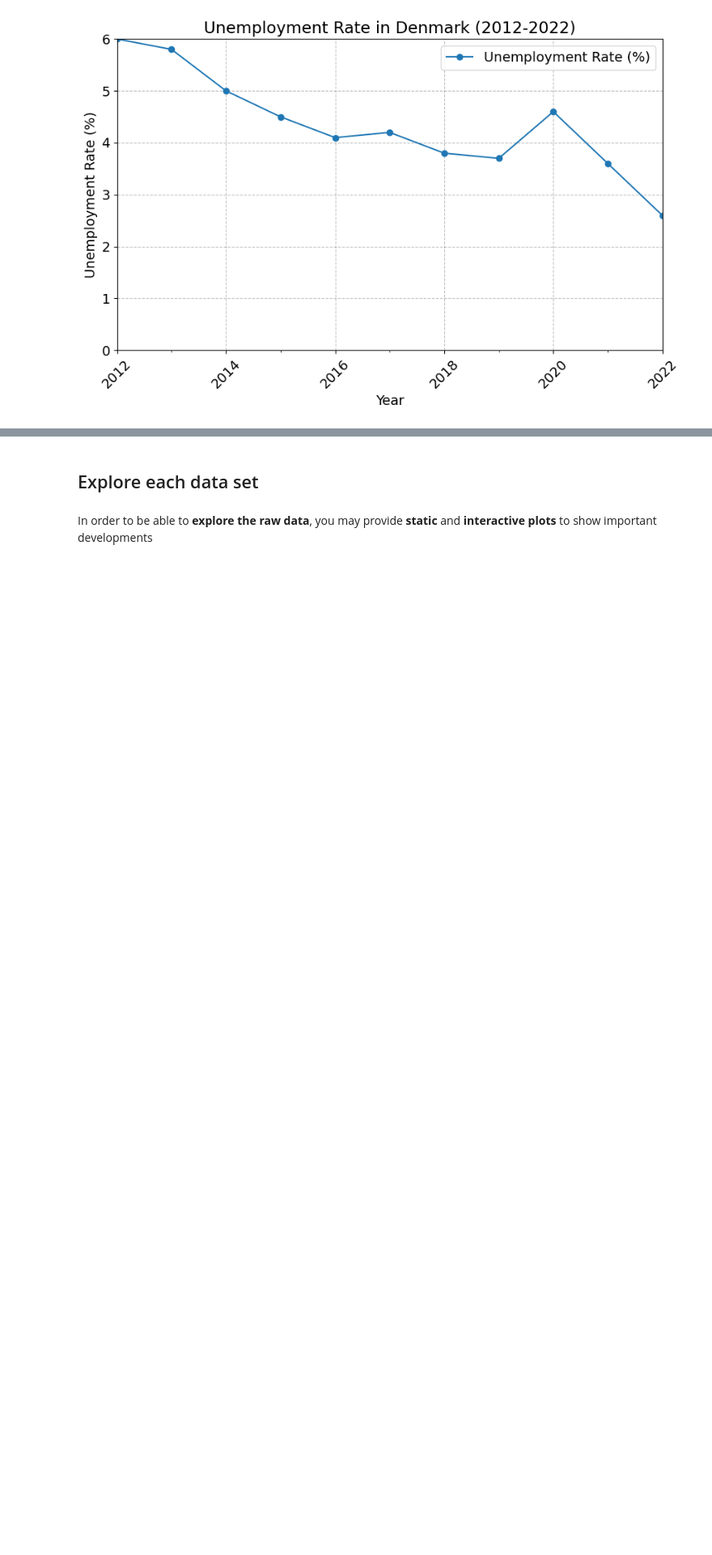
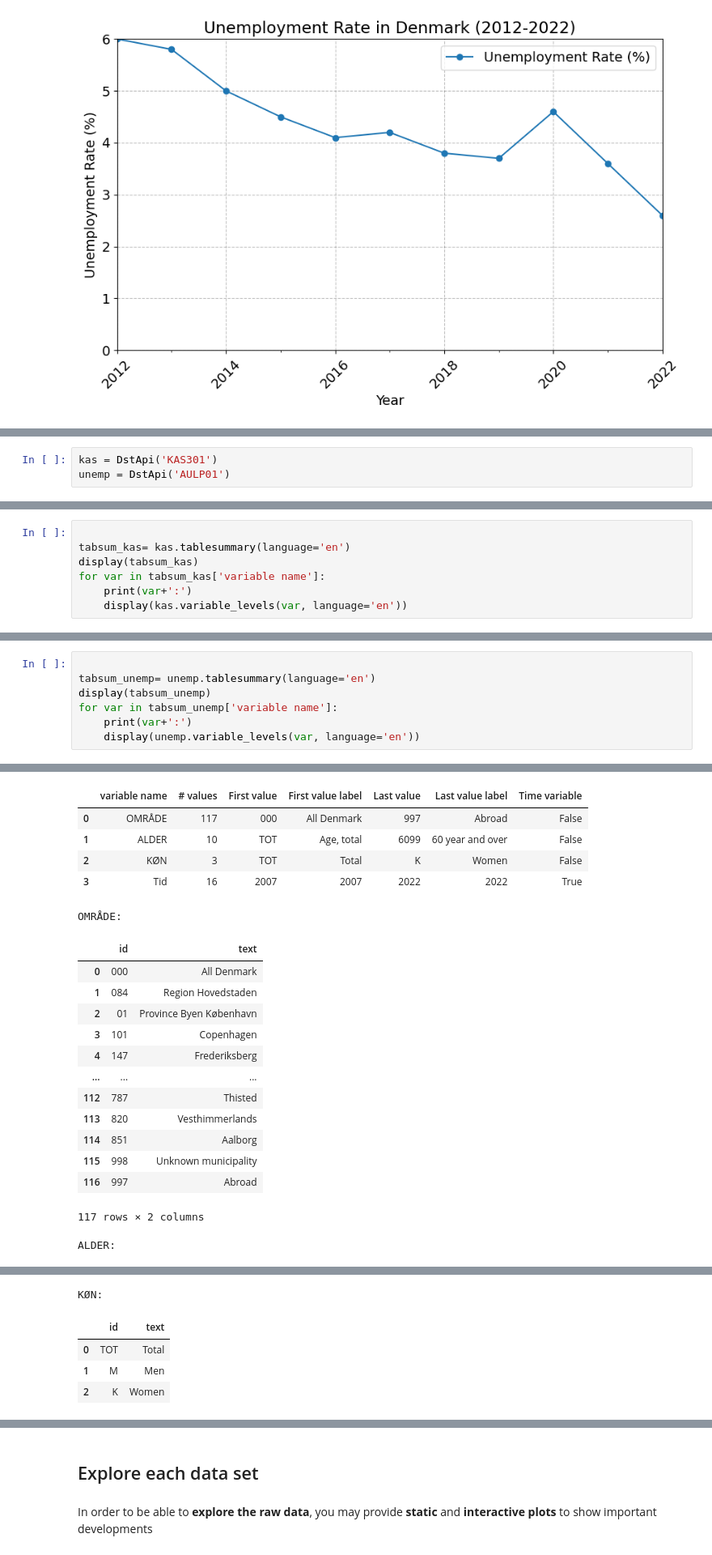
Before and after one commit to NumEconCopenhagen/projects-2024-sulaiman-phil-og-rabiah, a Jupyter notebook: dataproject/dataproject.ipynb, the cells around one changed output, grey strips where cells are left out. Shown: that part at 81% size. Cells and saved outputs as stored; diff of their text form; blank space fills up the shorter version.

```diff
--- a/dataproject/dataproject.ipynb
+++ b/dataproject/dataproject.ipynb
@@ -569,0 +575,3 @@ plt.show()
+# %%
+kas = DstApi('KAS301')
+unemp = DstApi('AULP01')
@@ -569,0 +580,7 @@ plt.show()
+# %%
+
+tabsum_kas= kas.tablesummary(language='en')
+display(tabsum_kas)
+for var in tabsum_kas['variable name']:
+    print(var+':')
+    display(kas.variable_levels(var, language='en'))
@@ -569,0 +661,8 @@ plt.show()
+# %%
+
+tabsum_unemp= unemp.tablesummary(language='en')
+display(tabsum_unemp)
+for var in tabsum_unemp['variable name']:
+    print(var+':')
+    display(unemp.variable_levels(var, language='en'))
+# %% [output]
@@ -569,0 +671,20 @@ plt.show()
+|  | variable name | # values | First value | First value label | Last value | Last value label | Time variable |
+| 0 | OMRÅDE | 117 | 000 | All Denmark | 997 | Abroad | False |
+| 1 | ALDER | 10 | TOT | Age, total | 6099 | 60 year and over | False |
+| 2 | KØN | 3 | TOT | Total | K | Women | False |
+| 3 | Tid | 16 | 2007 | 2007 | 2022 | 2022 | True |
+OMRÅDE:
+|  | id | text |
+| 0 | 000 | All Denmark |
+| 1 | 084 | Region Hovedstaden |
+| 2 | 01 | Province Byen København |
+| 3 | 101 | Copenhagen |
+| 4 | 147 | Frederiksberg |
+| ... | ... | ... |
+| 112 | 787 | Thisted |
+| 113 | 820 | Vesthimmerlands |
+| 114 | 851 | Aalborg |
+| 115 | 998 | Unknown municipality |
+| 116 | 997 | Abroad |
+117 rows × 2 columns
+ALDER:
@@ -569,0 +702,5 @@ plt.show()
+KØN:
+|  | id | text |
+| 0 | TOT | Total |
+| 1 | M | Men |
+| 2 | K | Women |
```
Also changed, not shown: parts of 13 cells of this notebook.
